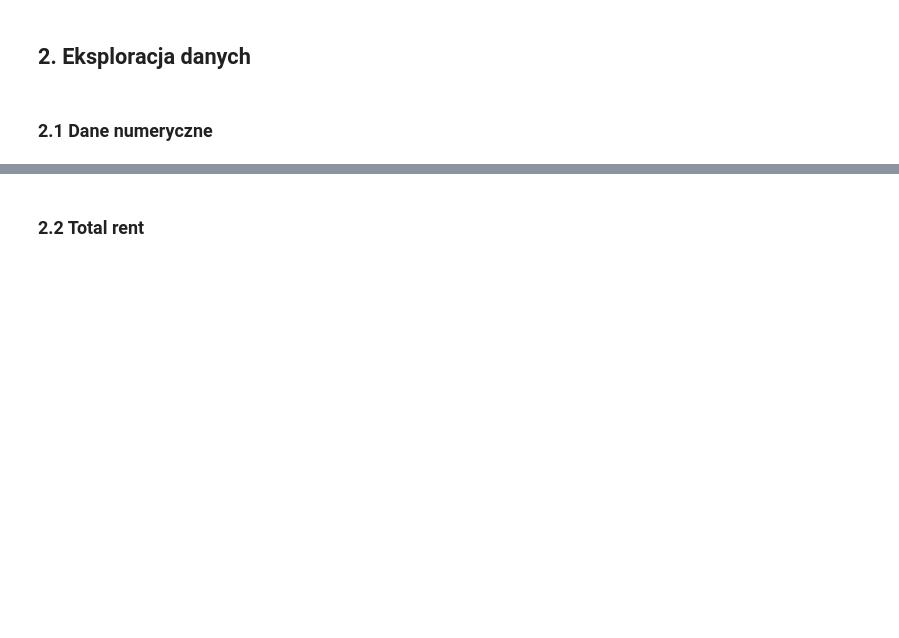
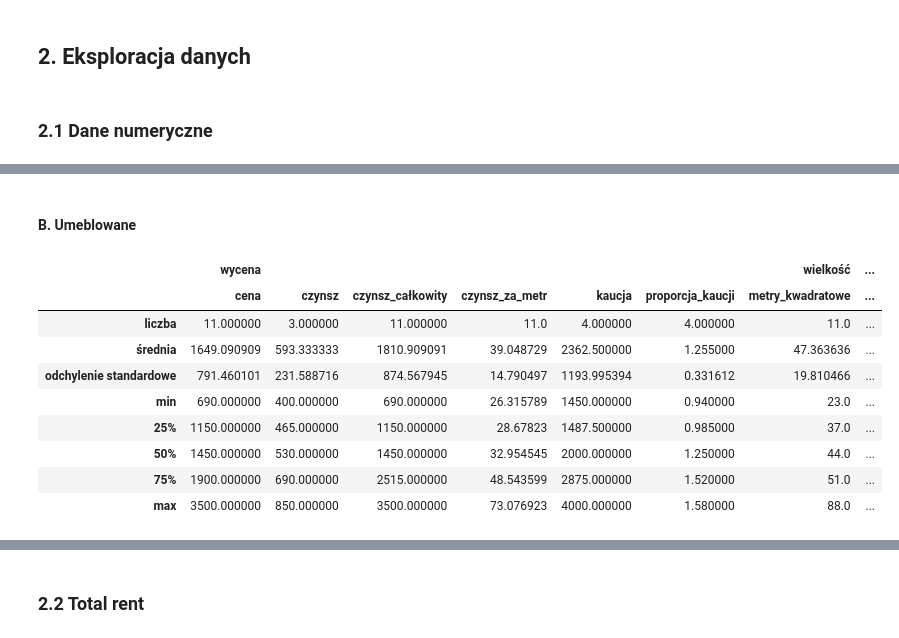
Before and after one commit to Luk-kar/Home-Market-Harvester, a Jupyter notebook: notebooks/003_EDA_local.pl.ipynb, the cells around one changed output, grey strips where cells are left out. Cells and saved outputs as stored; diff of their text form; code cells hidden in the pictures; blank space fills up the shorter version.

```diff
--- a/notebooks/003_EDA_local.pl.ipynb
+++ b/notebooks/003_EDA_local.pl.ipynb
@@ -153,3 +198,10 @@ offers_5km_df[('rodzaj_i_rocznik', 'typ_budynku')]= offers_5km_df[('rodzaj_i_roc
 ## 2. Eksploracja danych
 # %% [markdown]
 ### 2.1 Dane numeryczne
+# %%
+furnished_offers = offers_5km_df[
+    offers_5km_df["wyposażenie"]["meble"] == True
+]
+non_furnished_offers = offers_5km_df[
+    offers_5km_df["wyposażenie"]["meble"] == False
+]
@@ -156,2 +210,3 @@ offers_5km_df[('rodzaj_i_rocznik', 'typ_budynku')]= offers_5km_df[('rodzaj_i_roc
 # %%
-offers_5km_df.describe().rename(index={'count': 'liczba', 'mean': 'średnia', 'std': 'odchylenie standardowe'})
+def describe_translate_into_polish(df: pd.DataFrame):
+    return df.describe().rename(index={'count': 'liczba', 'mean': 'średnia', 'std': 'odchylenie standardowe'})
@@ -188,0 +226,15 @@ Nieruchomości w zestawieniu danych zostały zbudowane między `1893` a `2025`,
+# %% [markdown]
+#### B. Umeblowane
+# %%
+describe_translate_into_polish(non_furnished_offers)
+# %% [output]
+|  | wycena |  |  |  |  |  | wielkość | ... |
+|  | cena | czynsz | czynsz_całkowity | czynsz_za_metr | kaucja | proporcja_kaucji | metry_kwadratowe | ... |
+| liczba | 11.000000 | 3.000000 | 11.000000 | 11.0 | 4.000000 | 4.000000 | 11.0 | ... |
+| średnia | 1649.090909 | 593.333333 | 1810.909091 | 39.048729 | 2362.500000 | 1.255000 | 47.363636 | ... |
+| odchylenie standardowe | 791.460101 | 231.588716 | 874.567945 | 14.790497 | 1193.995394 | 0.331612 | 19.810466 | ... |
+| min | 690.000000 | 400.000000 | 690.000000 | 26.315789 | 1450.000000 | 0.940000 | 23.0 | ... |
+| 25% | 1150.000000 | 465.000000 | 1150.000000 | 28.67823 | 1487.500000 | 0.985000 | 37.0 | ... |
+| 50% | 1450.000000 | 530.000000 | 1450.000000 | 32.954545 | 2000.000000 | 1.250000 | 44.0 | ... |
+| 75% | 1900.000000 | 690.000000 | 2515.000000 | 48.543599 | 2875.000000 | 1.520000 | 51.0 | ... |
+| max | 3500.000000 | 850.000000 | 3500.000000 | 73.076923 | 4000.000000 | 1.580000 | 88.0 | ... |
```
Also changed, not shown: parts of 11 cells of this notebook, 1 other file.
